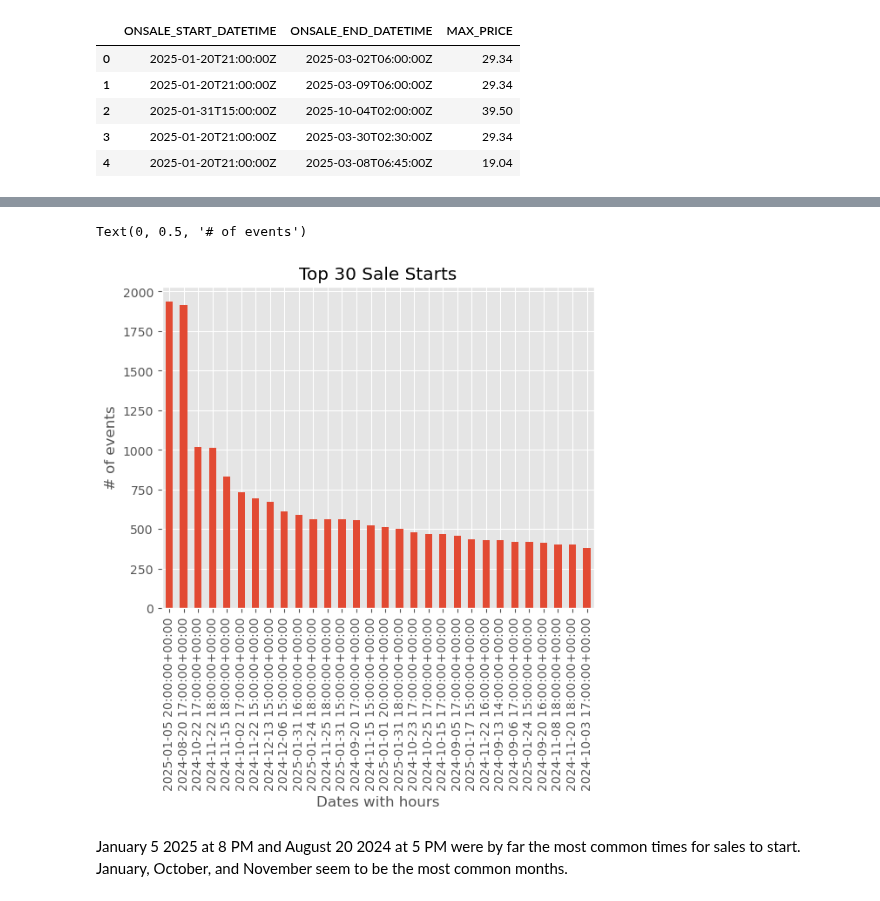
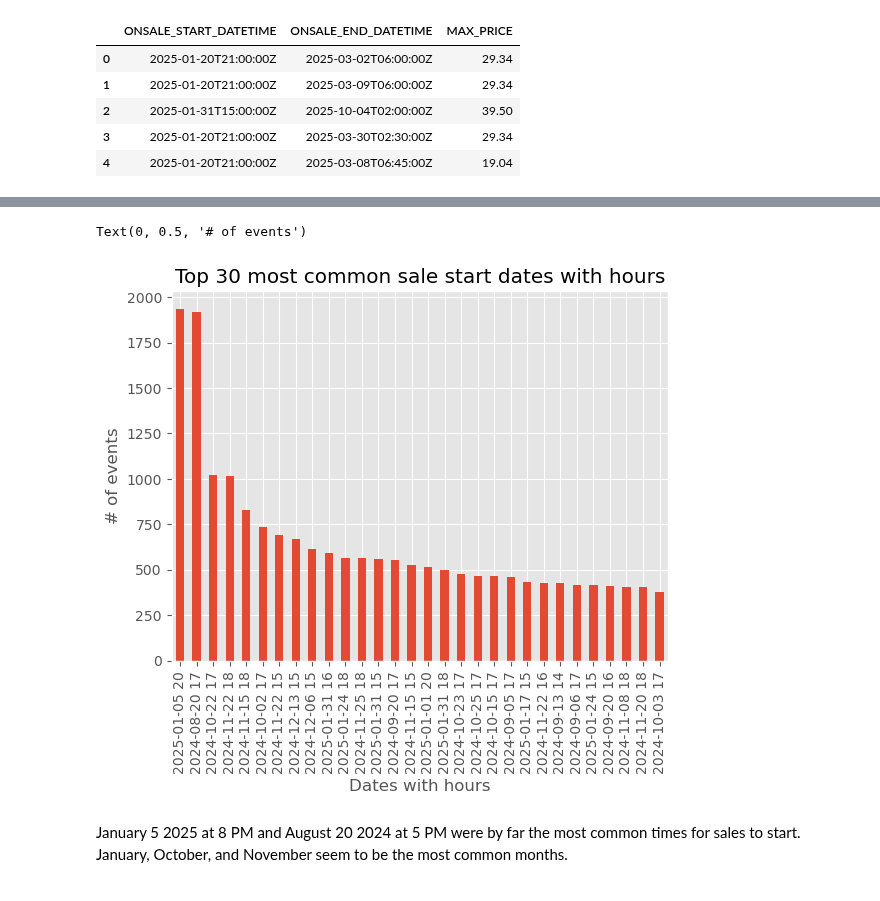
Before and after one commit to dq93/TicketMasterAPI, a Jupyter notebook: notebooks/Daniel_eda.ipynb, the cells around one changed output, grey strips where cells are left out. Saved outputs shown, nothing was run; the diff lists cells and outputs as text; code cells hidden in the pictures.

```diff
--- a/notebooks/Daniel_eda.ipynb
+++ b/notebooks/Daniel_eda.ipynb
@@ -126,14 +126,14 @@ datetime_df.head()
 | 4 | 2025-01-20T21:00:00Z | 2025-03-08T06:45:00Z | 19.04 |
 # %%
 # convert columns to datetime objects and keep only the date and hours
-datetime_df['ONSALE_START_DATETIME'] = pd.to_datetime(datetime_df['ONSALE_START_DATETIME']).dt.floor('h')
-datetime_df['ONSALE_END_DATETIME'] = pd.to_datetime(datetime_df['ONSALE_END_DATETIME']).dt.floor('h')
+datetime_df['ONSALE_START_DATETIME'] = pd.to_datetime(datetime_df['ONSALE_START_DATETIME']).dt.strftime('%Y-%m-%d %H')
+datetime_df['ONSALE_END_DATETIME'] = pd.to_datetime(datetime_df['ONSALE_END_DATETIME']).dt.strftime('%Y-%m-%d %H')
 
-monthdf = datetime_df.copy()
+#monthdf = datetime_df.copy()
 
-monthdf['start year month'] = datetime_df['ONSALE_START_DATETIME'].dt.to_period('M')
-monthdf['end year month'] = datetime_df['ONSALE_END_DATETIME'].dt.to_period('M')
+#monthdf['start year month'] = datetime_df['ONSALE_START_DATETIME'].dt.to_period('M')
+#monthdf['end year month'] = datetime_df['ONSALE_END_DATETIME'].dt.to_period('M')
 
-grouped_months = monthdf.groupby('end year month').size().reset_index()
+#grouped_months = monthdf.groupby('end year month').size().reset_index()
 
-grouped_months
+#grouped_months
@@ -173,10 +170,10 @@ Name: ONSALE_START_DATETIME, Length: 57693, dtype: datetime64[ns, UTC]
 # %%
-ax = datetime_df['ONSALE_START_DATETIME'].value_counts().head(30).plot(kind='bar', title='Top 30 Sale Starts')
+ax = datetime_df['ONSALE_START_DATETIME'].value_counts().head(30).plot(kind='bar', title='Top 30 most common sale start dates with hours')
 ax.set_xlabel('Dates with hours')
 ax.set_ylabel('# of events')
 # %% [output]
 Text(0, 0.5, '# of events')
-[figure, old version]
+[figure, new version]
 # %% [markdown]
 January 5 2025 at 8 PM and August 20 2024 at 5 PM were by far the most common times for sales to start. January, October, and November seem to be the most common months.
 # %%
```
Also changed, not shown: parts of 7 cells of this notebook.
